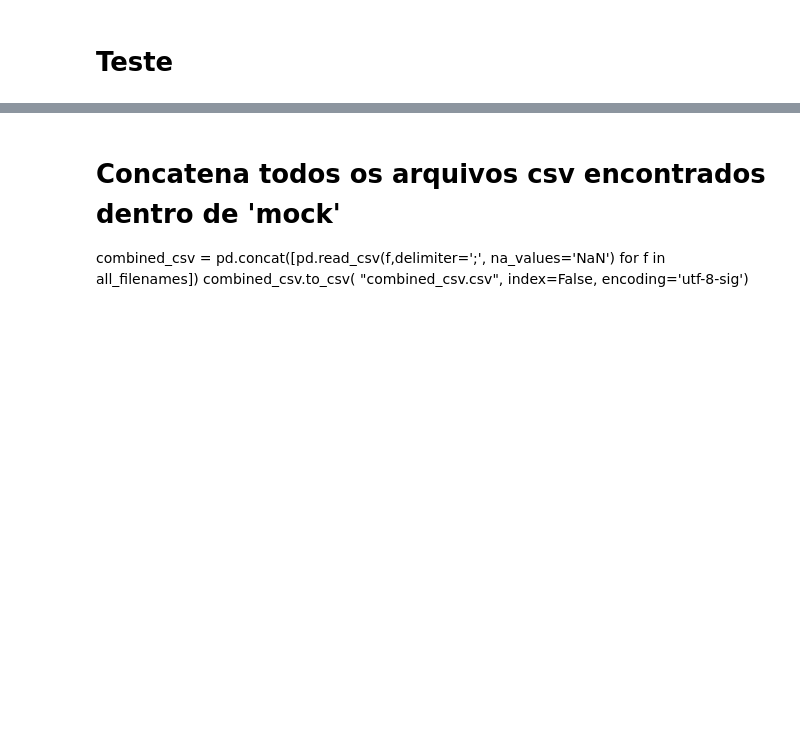
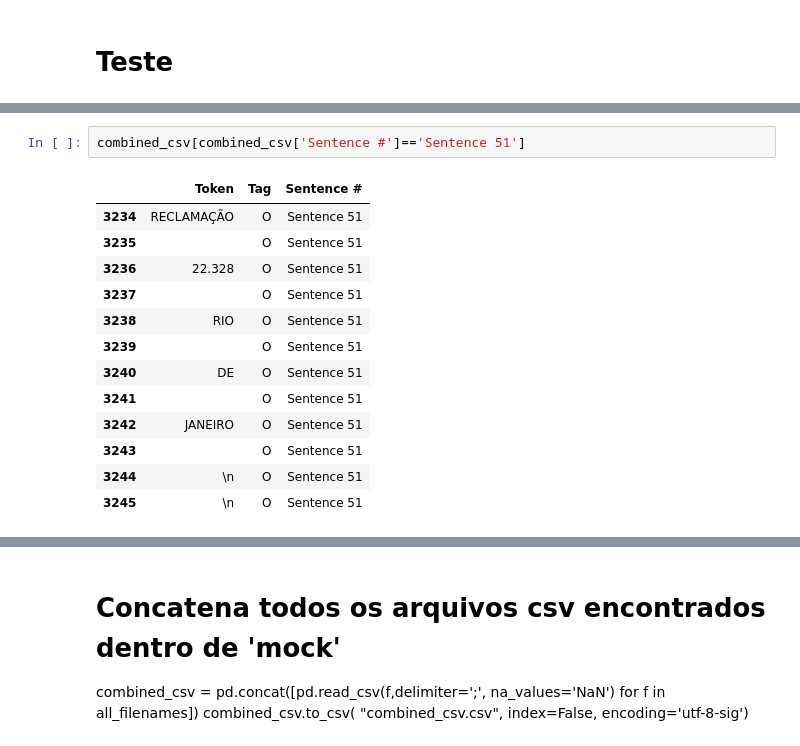
Before and after one commit to felipeasilva1/doccano, a Jupyter notebook: ncdj-tools/export_utility/Concatenar arquivos.ipynb, the cells around one changed output, grey strips where cells are left out. Cells and saved outputs as stored; diff of their text form; blank space fills up the shorter version.

```diff
--- a/ncdj-tools/export_utility/Concatenar arquivos.ipynb
+++ b/ncdj-tools/export_utility/Concatenar arquivos.ipynb
@@ -29,0 +292,16 @@ all_filenames[0]
+# %%
+combined_csv[combined_csv['Sentence #']=='Sentence 51']
+# %% [output]
+|  | Token | Tag | Sentence # |
+| 3234 | RECLAMAÇÃO | O | Sentence 51 |
+| 3235 |  | O | Sentence 51 |
+| 3236 | 22.328 | O | Sentence 51 |
+| 3237 |  | O | Sentence 51 |
+| 3238 | RIO | O | Sentence 51 |
+| 3239 |  | O | Sentence 51 |
+| 3240 | DE | O | Sentence 51 |
+| 3241 |  | O | Sentence 51 |
+| 3242 | JANEIRO | O | Sentence 51 |
+| 3243 |  | O | Sentence 51 |
+| 3244 | \n | O | Sentence 51 |
+| 3245 | \n | O | Sentence 51 |
```
Also changed, not shown: parts of 59 cells of this notebook.
